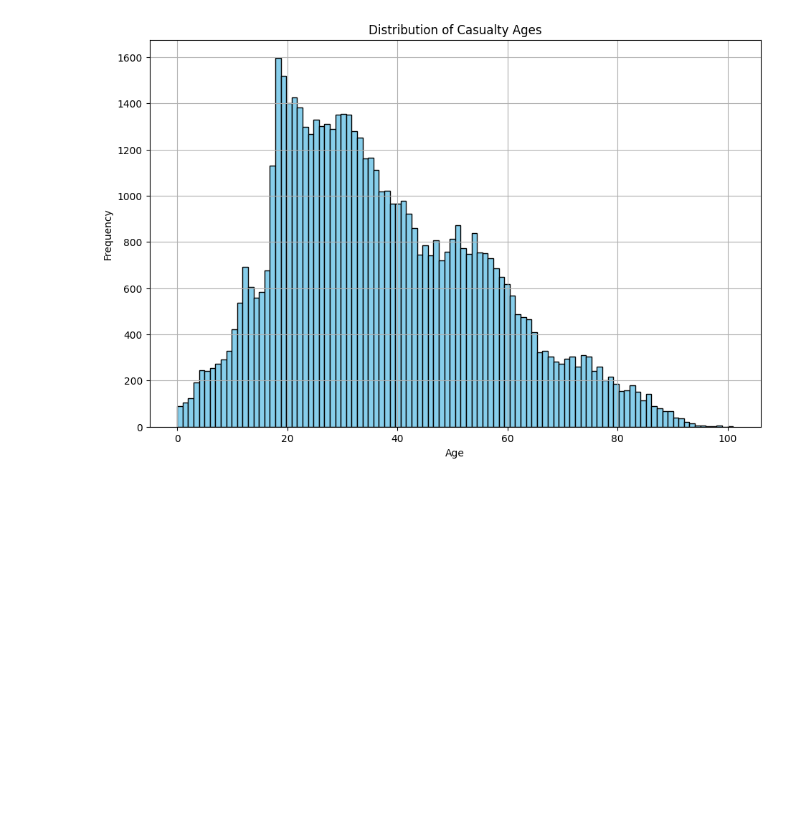
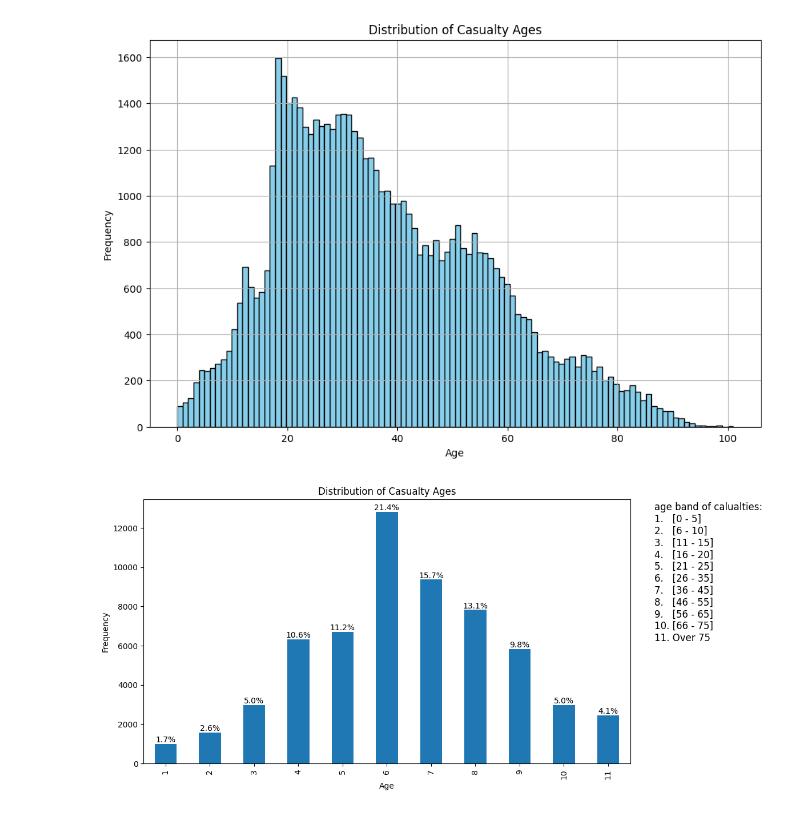
Before and after one commit to MohammadJavadN/Road-Accidents-Analysis, a Jupyter notebook: ds.ipynb, the cells around one changed output. Drawn from its saved outputs; the diff is of its cells as text; code cells hidden in the pictures; blank space fills up the shorter version.

Commit message:
age_band_of_casualty bar plot

```diff
--- a/ds.ipynb
+++ b/ds.ipynb
@@ -187,3 +187,30 @@ Number of occurrences of different values in 'age_of_casualty' column:  102
 Maximum count of occurrences of a unique age: 1595
 Age(s) with the maximum count: 18
 [figure]
+# %%
+# Filter out the -1 values from the 'age_band_of_casualty' column
+class_counts = df[df['age_band_of_casualty'] != -1]['age_band_of_casualty'].value_counts().sort_index()
+
+# Calculate the percentage of each class
+total = class_counts.sum()
+percentages = (class_counts / total) * 100
+
+# Plot the bar chart
+plt.figure(figsize=(11, 6))
+ax = class_counts.plot(kind='bar')
+plt.xlabel('Age')
+plt.ylabel('Frequency')
+plt.title('Distribution of Casualty Ages')
+
+# Annotate the bars with percentages
+for i, v in enumerate(class_counts):
+    ax.text(i, v + 1, f'{percentages[percentages.index[i]]:.1f}%', ha='center', va='bottom')
+
+text = "age band of calualties:\n"\
+        + "1.   [0 - 5]\n2.   [6 - 10]\n3.   [11 - 15]\n4.   [16 - 20]\n5.   [21 - 25]\n6.   [26 - 35]\n7.   [36 - 45]\n8.   [46 - 55]\n" \
+        "9.   [56 - 65]\n10. [66 - 75]\n11. Over 75\n"
+plt.text(1.05, 0.7, text, fontsize=12, transform=plt.gca().transAxes, va='center')
+
+plt.show()
+# %% [output]
+[figure, added]
```
